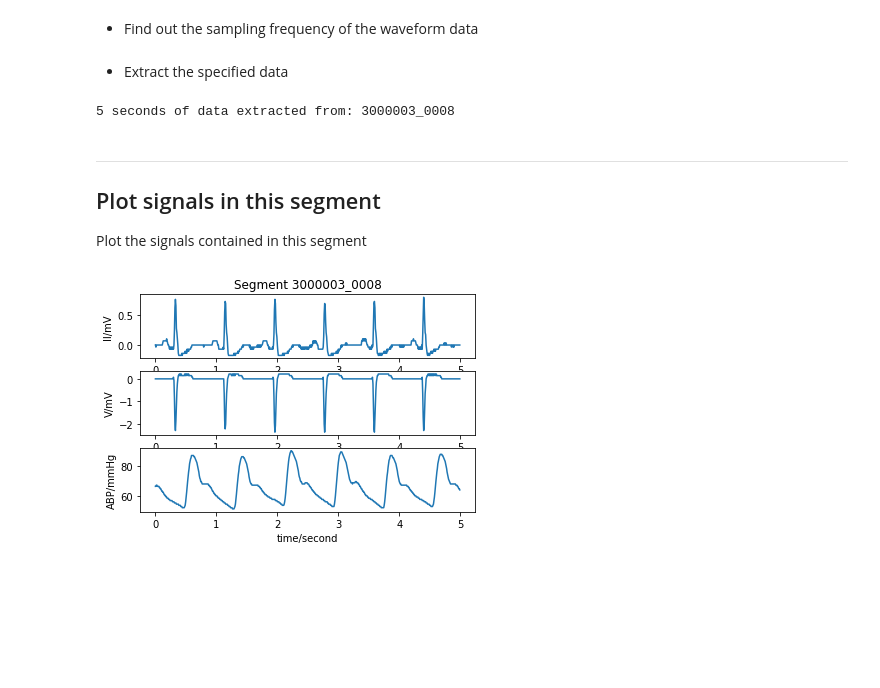
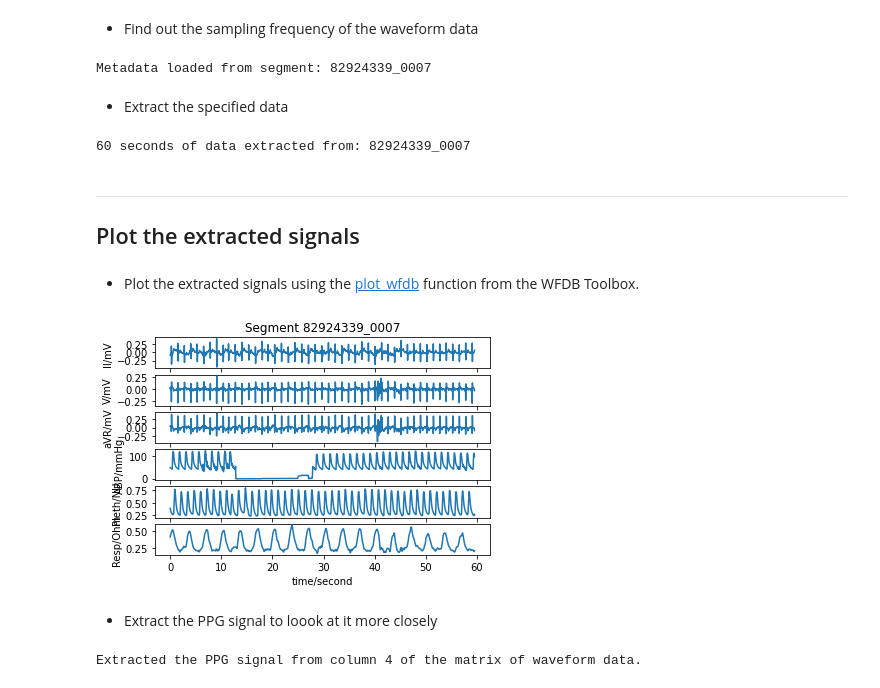
Before and after one commit to wfdb/mimic_wfdb_tutorials, a Jupyter notebook: content/tutorial/notebooks/data-visualisation.ipynb, the cells around one changed output. Drawn from its saved outputs; the diff is of its cells as text; code cells hidden in the pictures; blank space fills up the shorter version.

Commit message:
updated Data Visualisation tutorial

```diff
--- a/content/tutorial/notebooks/data-visualisation.ipynb
+++ b/content/tutorial/notebooks/data-visualisation.ipynb
@@ -35,7 +59,6 @@ Specified ICU stay: 3000003
 # %%
-icustay_files = wfdb.get_record_list(icustay_record_dir)
-icustay_segments = [s for s in icustay_files if "_" in s]
-icustay_segment_no = 7;
-icustay_segment_name = icustay_segments[icustay_segment_no]
-print("Specified segment: '{}' within ICU stay '{}'".format(icustay_segment_name, icustay_record_name))
+rel_segment_no = 1
+rel_segment_name = segment_names[rel_segment_no]
+rel_segment_dir = segment_dirs[rel_segment_no]
+print("Specified segment '{}' in directory '{}'".format(rel_segment_name, rel_segment_dir))
 # %% [output]
@@ -47,26 +71,41 @@ Specified segment: '3000003_0008' within ICU stay '3000003'
 # %%
 start_seconds = 20 # time since the start of the segment at which to begin extracting data
-no_seconds_to_load = 5
+no_seconds_to_load = 60
 # %% [markdown]
 - Find out the sampling frequency of the waveform data
 # %%
-segment_metadata = wfdb.rdheader(record_name=icustay_segment_name, pn_dir=icustay_record_dir)
-fs = segment_metadata.fs
+segment_metadata = wfdb.rdheader(record_name=rel_segment_name, pn_dir=rel_segment_dir)
+print("Metadata loaded from segment: {}".format(rel_segment_name))
+fs = round(segment_metadata.fs)
+# %% [output]
+Metadata loaded from segment: 82924339_0007
 # %% [markdown]
 - Extract the specified data
 # %%
 sampfrom = fs*start_seconds
 sampto = fs*(start_seconds+no_seconds_to_load)
-segment_data = wfdb.rdrecord(record_name=icustay_segment_name, sampfrom=sampfrom, sampto=sampto, pn_dir=icustay_record_dir)
-print("{} seconds of data extracted from: {}".format(no_seconds_to_load, icustay_segment_name))
+segment_data = wfdb.rdrecord(record_name=rel_segment_name, sampfrom=sampfrom, sampto=sampto, pn_dir=rel_segment_dir)
+print("{} seconds of data extracted from: {}".format(no_seconds_to_load, rel_segment_name))
 # %% [output]
-5 seconds of data extracted from: 3000003_0008
+60 seconds of data extracted from: 82924339_0007
 # %% [markdown]
 ---
-## Plot signals in this segment
-Plot the signals contained in this segment
+## Plot the extracted signals
+# %% [markdown]
+- Plot the extracted signals using the [plot_wfdb](https://wfdb.readthedocs.io/en/latest/plot.html#wfdb.plot.plot_wfdb) function from the WFDB Toolbox.
 # %%
-title_text = "Segment " + icustay_segment_name
+title_text = "Segment " + rel_segment_name
 wfdb.plot_wfdb(record=segment_data, title=title_text, time_units='seconds')
 # %% [output]
-[figure, old version]
+[figure, new version]
+# %% [markdown]
+- Extract the PPG signal to loook at it more closely
+# %%
+for sig_no in range(0,len(segment_data.sig_name)):
+    if "Pleth" in segment_data.sig_name[sig_no]:
+        break
+ppg = segment_data.p_signal[:,sig_no]
+fs = segment_data.fs
+print("Extracted the PPG signal from column {} of the matrix of waveform data.".format(sig_no))
+# %% [output]
+Extracted the PPG signal from column 4 of the matrix of waveform data.
```
Also changed, not shown: parts of 26 cells of this notebook, 2 other files.
